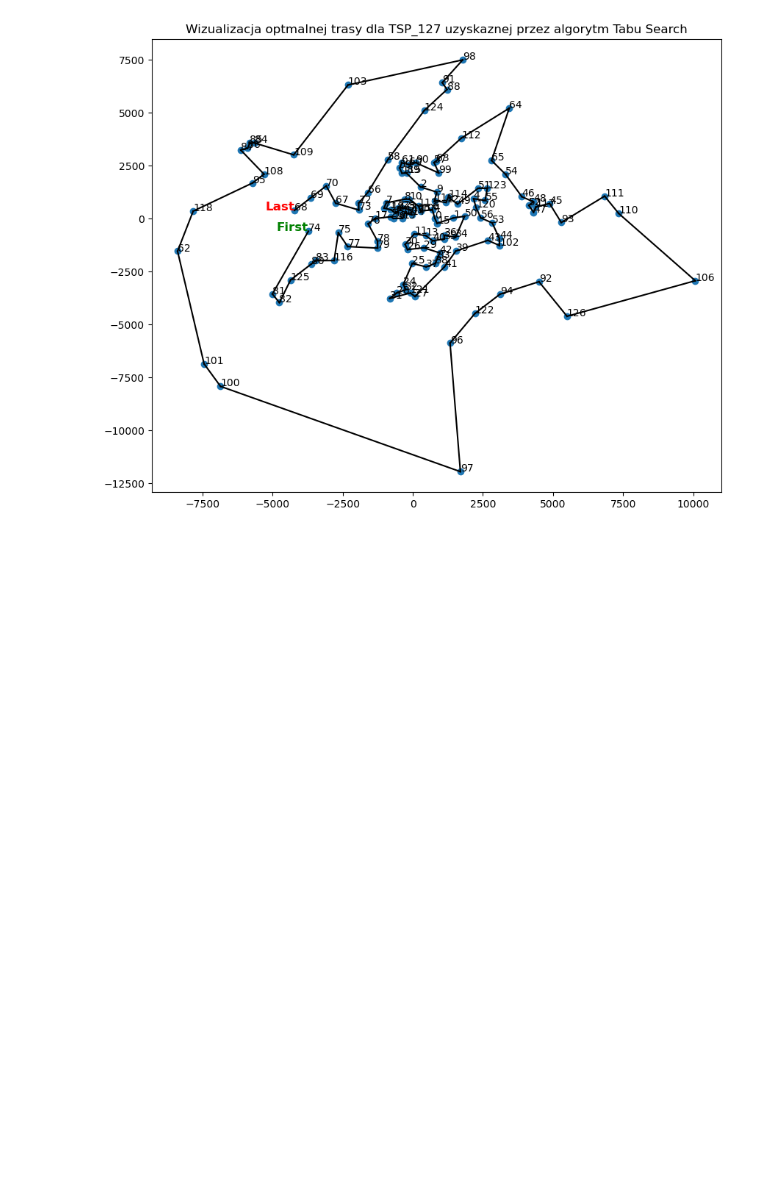
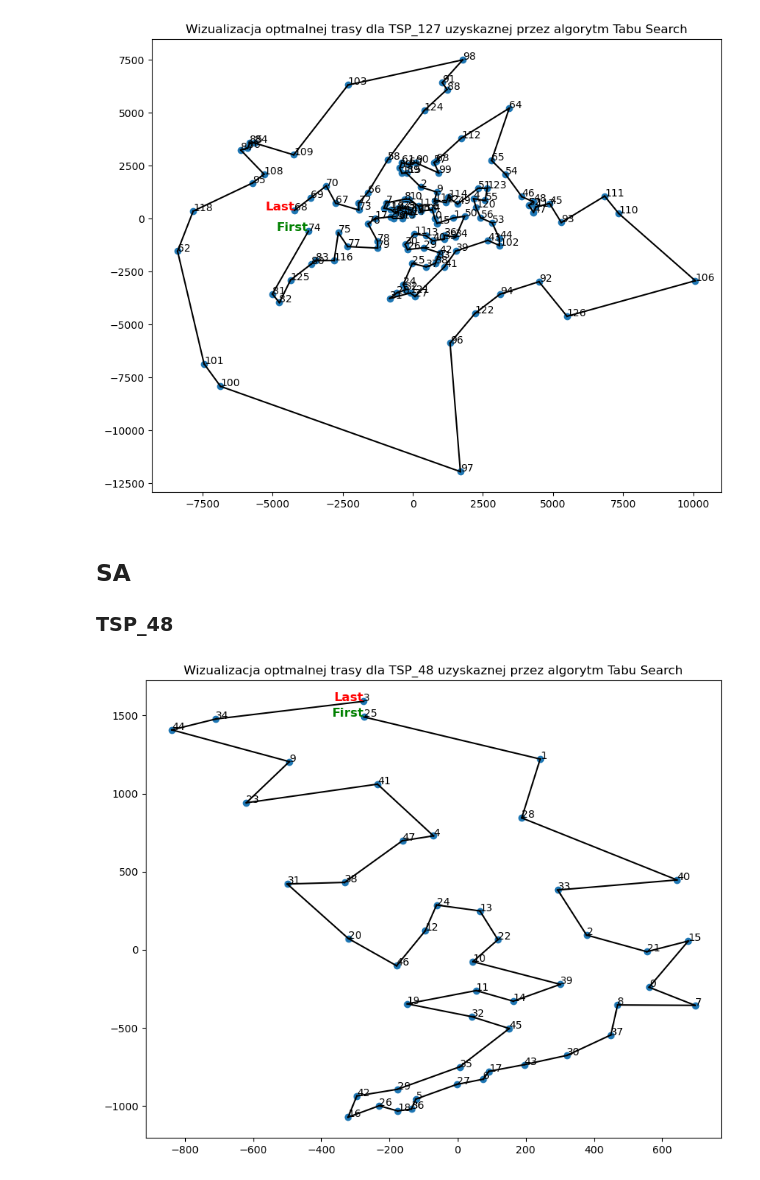
Before and after one commit to Alex4ndro5/ProjektTSP, a Jupyter notebook: Projekt_TSP.ipynb, the cells around one changed output. Cells and saved outputs as stored; diff of their text form; code cells hidden in the pictures; blank space fills up the shorter version.

```diff
--- a/Projekt_TSP.ipynb
+++ b/Projekt_TSP.ipynb
@@ -110,3 +110,12 @@ route = [74, 81, 82, 125, 80, 83, 116, 75, 77, 79, 78, 76, 17, 20, 16, 19, 107,
 plot_route(route, TSP_127, 'TSP_127')
 # %% [output]
 [figure]
+# %% [markdown]
+## SA
+### TSP_48
+# %%
+SA_48 = [25, 1, 28, 40, 33, 2, 21, 15, 0, 7, 8, 37, 30, 43, 17, 6, 27, 5, 36, 18, 26, 16, 42, 29, 35, 45, 32, 19, 11, 14, 39, 10, 22, 13, 24, 12, 46, 20, 31, 38, 47, 4, 41, 23, 9, 44, 34, 3]
+
+plot_route(SA_48, TSP_48, 'TSP_48')
+# %% [output]
+[figure, added]
```
Also changed, not shown: parts of 4 cells of this notebook, 13 other files.
